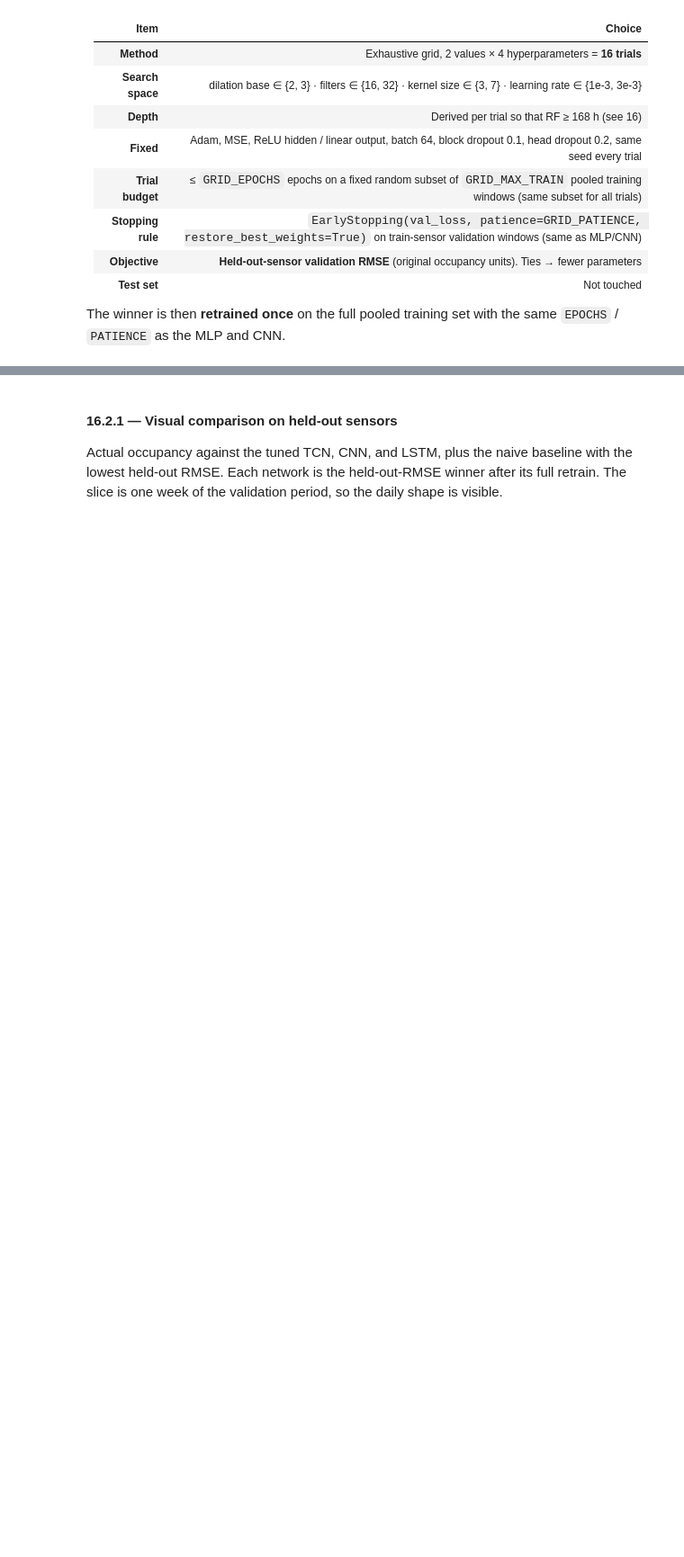
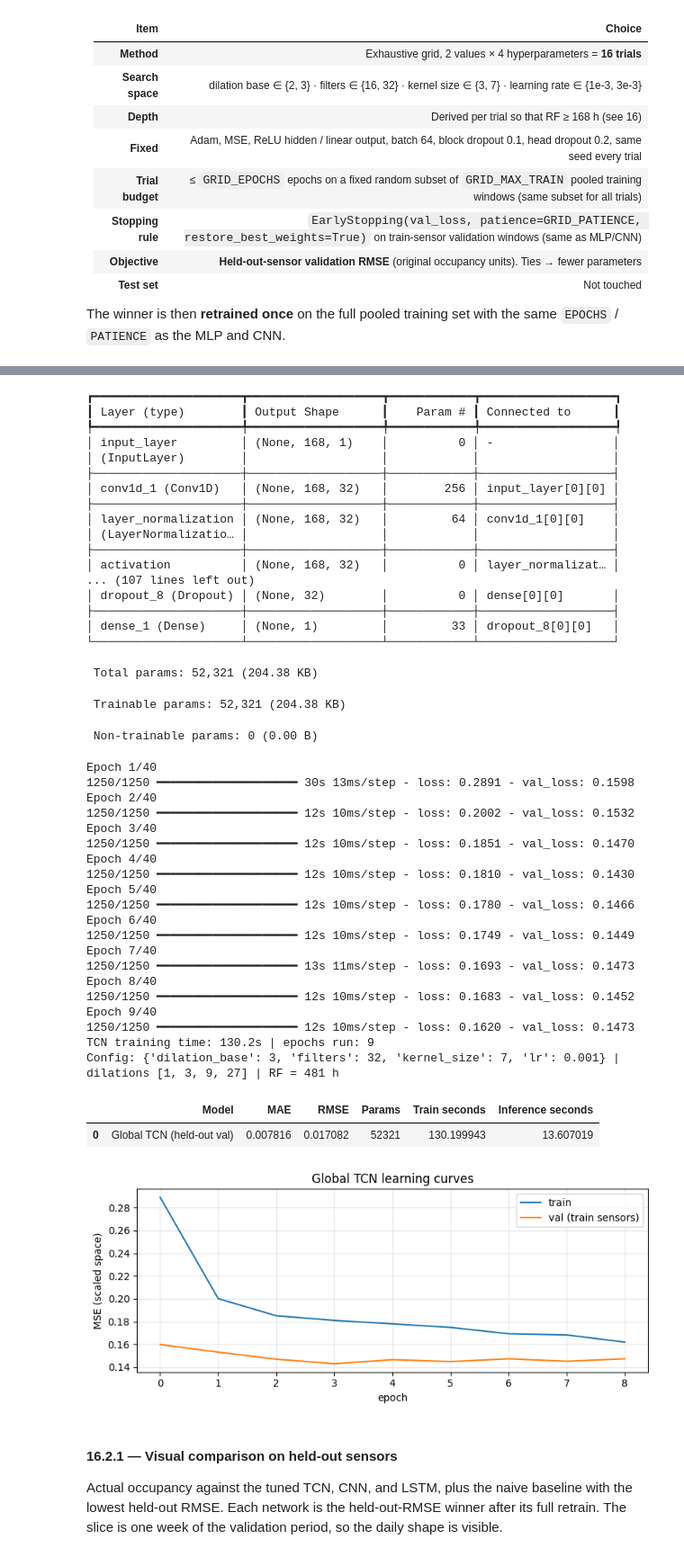
Before and after one commit to Matthew-Linders/AISE_4010_Group_Project, a Jupyter notebook: Stage 2/AISE4010_Project_Group02_NR.ipynb, the cells around one changed output, grey strips where cells are left out. Shown at 90% size. Saved outputs shown, nothing was run; the diff lists cells and outputs as text; code cells hidden in the pictures; blank space fills up the shorter version.

```diff
--- a/Stage 2/AISE4010_Project_Group02_NR.ipynb
+++ b/Stage 2/AISE4010_Project_Group02_NR.ipynb
@@ -1800,0 +1778,37 @@ Config: {'dilation_base': 3, 'filters': 32, 'kernel_size': 7, 'lr': 0.001} | dil
+# %%
+tf.keras.backend.clear_session()
+tf.keras.utils.set_random_seed(SEED)
+tcn, tcn_dil = build_tcn(LOOKBACK, **best_cfg)
+tcn.summary()
+
+t0 = perf_counter()
+tcn_hist = tcn.fit(
+    X_tcn_train, y_train,
+    validation_data=(X_es_tcn, y_es),
+    epochs=EPOCHS,
+    batch_size=BATCH,
+    shuffle=True,
+    callbacks=[EarlyStopping(monitor="val_loss", patience=PATIENCE, restore_best_weights=True)],
+    verbose=1,
+)
+tcn_time = perf_counter() - t0
+print(f"TCN training time: {tcn_time:.1f}s | epochs run: {len(tcn_hist.history['loss'])}")
+
+t1 = perf_counter()
+tcn_held_metrics, _, _ = score_packs(tcn, held_packs, "val", cnn=True)
+tcn_infer = perf_counter() - t1
+
+tcn_held_metrics["Model"] = "Global TCN (held-out val)"
+tcn_held_metrics["Params"] = tcn.count_params()
+tcn_held_metrics["Train seconds"] = tcn_time
+tcn_held_metrics["Inference seconds"] = tcn_infer
+print(f"Config: {best_cfg} | dilations {tcn_dil} | RF = {receptive_field(best_cfg['kernel_size'], tcn_dil)} h")
+display(pd.DataFrame([tcn_held_metrics]))
+
+fig, ax = plt.subplots(figsize=(8, 3.5))
+ax.plot(tcn_hist.history["loss"], label="train")
+ax.plot(tcn_hist.history["val_loss"], label="val (train sensors)")
+ax.set(title="Global TCN learning curves", xlabel="epoch", ylabel="MSE (scaled space)")
+ax.legend(); ax.grid(alpha=0.3)
+plt.tight_layout(); plt.show()
+# %% [output]
@@ -1801,3 +1816,46 @@ Config: {'dilation_base': 3, 'filters': 32, 'kernel_size': 7, 'lr': 0.001} | dil
+┏━━━━━━━━━━━━━━━━━━━━━┳━━━━━━━━━━━━━━━━━━━┳━━━━━━━━━━━━┳━━━━━━━━━━━━━━━━━━━┓
+┃ Layer (type)        ┃ Output Shape      ┃    Param # ┃ Connected to      ┃
+┡━━━━━━━━━━━━━━━━━━━━━╇━━━━━━━━━━━━━━━━━━━╇━━━━━━━━━━━━╇━━━━━━━━━━━━━━━━━━━┩
+│ input_layer         │ (None, 168, 1)    │          0 │ -                 │
+│ (InputLayer)        │                   │            │                   │
+├─────────────────────┼───────────────────┼────────────┼───────────────────┤
+│ conv1d_1 (Conv1D)   │ (None, 168, 32)   │        256 │ input_layer[0][0] │
+├─────────────────────┼───────────────────┼────────────┼───────────────────┤
+│ layer_normalization │ (None, 168, 32)   │         64 │ conv1d_1[0][0]    │
+│ (LayerNormalizatio… │                   │            │                   │
+├─────────────────────┼───────────────────┼────────────┼───────────────────┤
+│ activation          │ (None, 168, 32)   │          0 │ layer_normalizat… │
+... (107 lines left out)
+│ dropout_8 (Dropout) │ (None, 32)        │          0 │ dense[0][0]       │
+├─────────────────────┼───────────────────┼────────────┼───────────────────┤
+│ dense_1 (Dense)     │ (None, 1)         │         33 │ dropout_8[0][0]   │
+└─────────────────────┴───────────────────┴────────────┴───────────────────┘
+ Total params: 52,321 (204.38 KB)
+ Trainable params: 52,321 (204.38 KB)
+ Non-trainable params: 0 (0.00 B)
+Epoch 1/40
+1250/1250 ━━━━━━━━━━━━━━━━━━━━ 30s 13ms/step - loss: 0.2891 - val_loss: 0.1598
+Epoch 2/40
+1250/1250 ━━━━━━━━━━━━━━━━━━━━ 12s 10ms/step - loss: 0.2002 - val_loss: 0.1532
+Epoch 3/40
+1250/1250 ━━━━━━━━━━━━━━━━━━━━ 12s 10ms/step - loss: 0.1851 - val_loss: 0.1470
+Epoch 4/40
+1250/1250 ━━━━━━━━━━━━━━━━━━━━ 12s 10ms/step - loss: 0.1810 - val_loss: 0.1430
+Epoch 5/40
+1250/1250 ━━━━━━━━━━━━━━━━━━━━ 12s 10ms/step - loss: 0.1780 - val_loss: 0.1466
+Epoch 6/40
+1250/1250 ━━━━━━━━━━━━━━━━━━━━ 12s 10ms/step - loss: 0.1749 - val_loss: 0.1449
+Epoch 7/40
+1250/1250 ━━━━━━━━━━━━━━━━━━━━ 13s 11ms/step - loss: 0.1693 - val_loss: 0.1473
+Epoch 8/40
+1250/1250 ━━━━━━━━━━━━━━━━━━━━ 12s 10ms/step - loss: 0.1683 - val_loss: 0.1452
+Epoch 9/40
+1250/1250 ━━━━━━━━━━━━━━━━━━━━ 12s 10ms/step - loss: 0.1620 - val_loss: 0.1473
+TCN training time: 130.2s | epochs run: 9
+Config: {'dilation_base': 3, 'filters': 32, 'kernel_size': 7, 'lr': 0.001} | dilations [1, 3, 9, 27] | RF = 481 h
+|  | Model | MAE | RMSE | Params | Train seconds | Inference seconds |
+| 0 | Global TCN (held-out val) | 0.007816 | 0.017082 | 52321 | 130.199943 | 13.607019 |
+[figure, added]
 # %% [markdown]
 #### 16.2.1 — Visual comparison on held-out sensors
 
```
Also changed, not shown: parts of 19 cells of this notebook.
